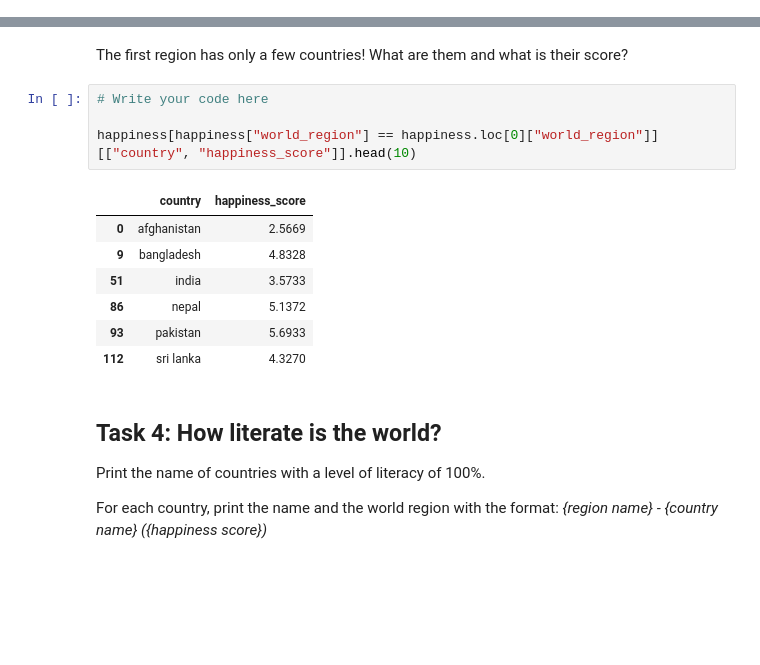
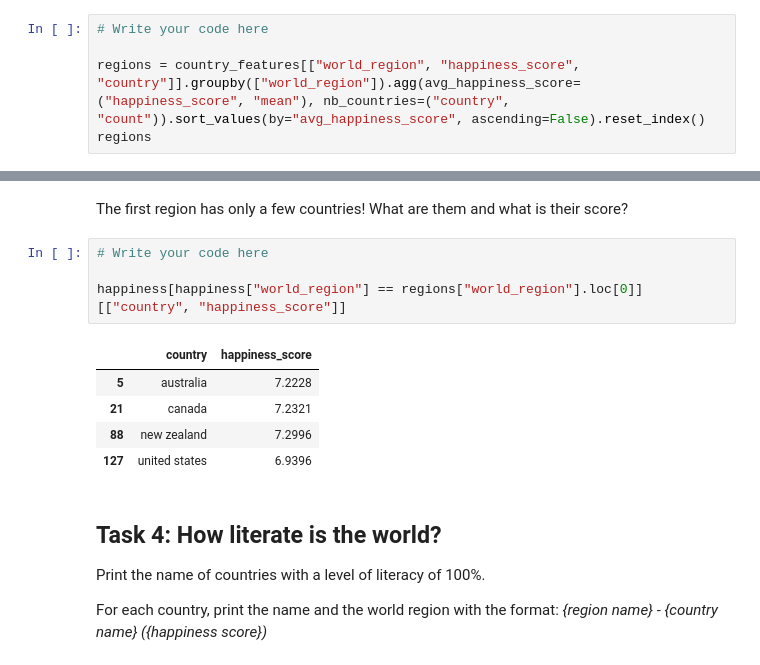
Before and after one commit to Naevyys/2021, a Jupyter notebook: Tutorials/01 - Handling data/Happiness.ipynb, the cells around one changed output, grey strips where cells are left out. Saved outputs shown, nothing was run; the diff lists cells and outputs as text; blank space fills up the shorter version.

Commit message:
updated version of happiness exercises

```diff
--- a/Tutorials/01 - Handling data/Happiness.ipynb
+++ b/Tutorials/01 - Handling data/Happiness.ipynb
@@ -151,0 +135,5 @@ happiness.groupby(["world_region"]).mean().head(10)
+# %%
+# Write your code here
+
+regions = country_features[["world_region", "happiness_score", "country"]].groupby(["world_region"]).agg(avg_happiness_score=("happiness_score", "mean"), nb_countries=("country", "count")).sort_values(by="avg_happiness_score", ascending=False).reset_index()
+regions
@@ -154,15 +154,13 @@ The first region has only a few countries! What are them and what is their score
 # %%
 # Write your code here
 
-happiness[happiness["world_region"] == happiness.loc[0]["world_region"]][["country", "happiness_score"]].head(10)
+happiness[happiness["world_region"] == regions["world_region"].loc[0]][["country", "happiness_score"]]
 # %% [output]
 |  | country | happiness_score |
-| 0 | afghanistan | 2.5669 |
-| 9 | bangladesh | 4.8328 |
-| 51 | india | 3.5733 |
-| 86 | nepal | 5.1372 |
-| 93 | pakistan | 5.6933 |
-| 112 | sri lanka | 4.3270 |
+| 5 | australia | 7.2228 |
+| 21 | canada | 7.2321 |
+| 88 | new zealand | 7.2996 |
+| 127 | united states | 6.9396 |
 # %% [markdown]
 ## Task 4: How literate is the world?
 
```
Also changed, not shown: parts of 2 cells of this notebook.
